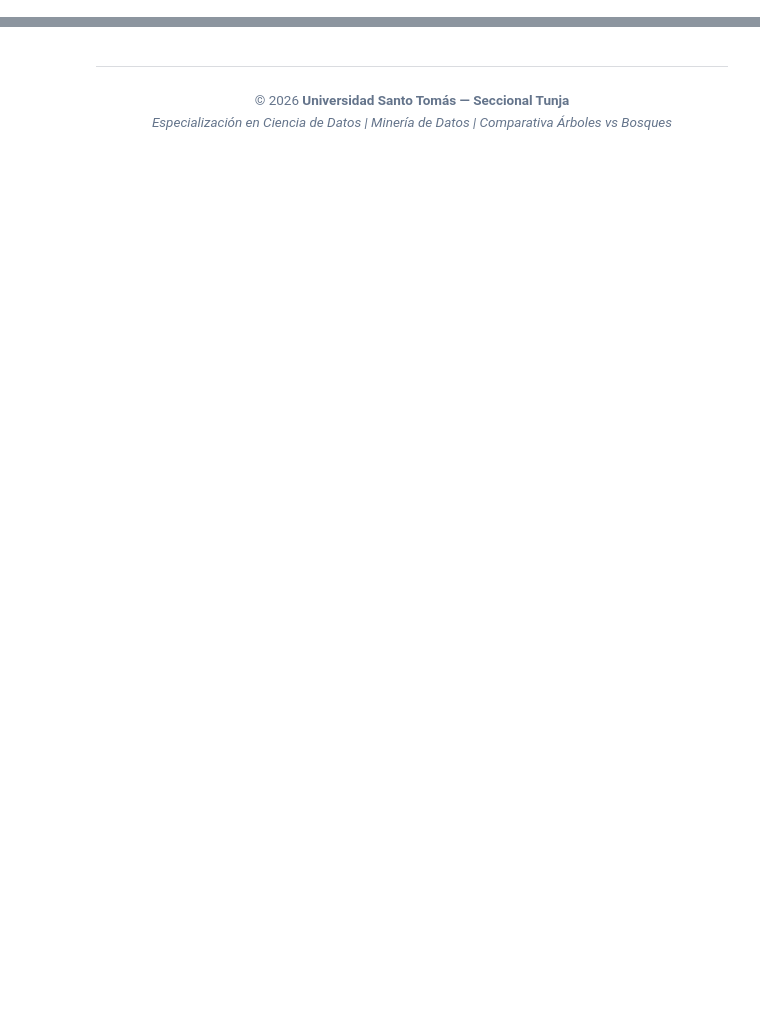
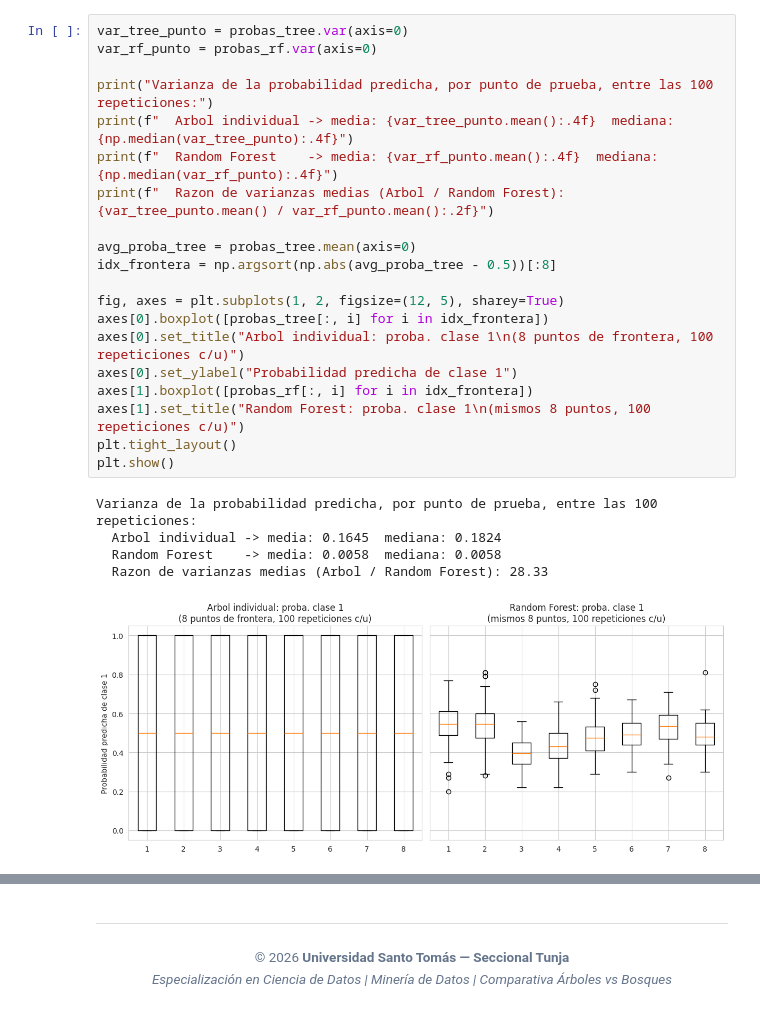
Before and after one commit to GesCienciaDatos/Data-Science-Programming---USTA-Tunja-Repository, a Jupyter notebook: Data Mining/05 - Comparacion de Arboles de Decision y Bosques Aleatorios/00_Estudio_Comparativo_Sesgo_vs_Varianza.ipynb, the cells around one changed output, grey strips where cells are left out. Drawn from its saved outputs; the diff is of its cells as text; blank space fills up the shorter version.

```diff
--- a/Data Mining/05 - Comparacion de Arboles de Decision y Bosques Aleatorios/00_Estudio_Comparativo_Sesgo_vs_Varianza.ipynb
+++ b/Data Mining/05 - Comparacion de Arboles de Decision y Bosques Aleatorios/00_Estudio_Comparativo_Sesgo_vs_Varianza.ipynb
@@ -52,0 +234,26 @@ print(f"Exactitud Random Forest     -> Train: {rf.score(X_tr, y_tr)*100:.1f}% |
+# %%
+var_tree_punto = probas_tree.var(axis=0)
+var_rf_punto = probas_rf.var(axis=0)
+
+print("Varianza de la probabilidad predicha, por punto de prueba, entre las 100 repeticiones:")
+print(f"  Arbol individual -> media: {var_tree_punto.mean():.4f}  mediana: {np.median(var_tree_punto):.4f}")
+print(f"  Random Forest    -> media: {var_rf_punto.mean():.4f}  mediana: {np.median(var_rf_punto):.4f}")
+print(f"  Razon de varianzas medias (Arbol / Random Forest): {var_tree_punto.mean() / var_rf_punto.mean():.2f}")
+
+avg_proba_tree = probas_tree.mean(axis=0)
+idx_frontera = np.argsort(np.abs(avg_proba_tree - 0.5))[:8]
+
+fig, axes = plt.subplots(1, 2, figsize=(12, 5), sharey=True)
+axes[0].boxplot([probas_tree[:, i] for i in idx_frontera])
+axes[0].set_title("Arbol individual: proba. clase 1\n(8 puntos de frontera, 100 repeticiones c/u)")
+axes[0].set_ylabel("Probabilidad predicha de clase 1")
+axes[1].boxplot([probas_rf[:, i] for i in idx_frontera])
+axes[1].set_title("Random Forest: proba. clase 1\n(mismos 8 puntos, 100 repeticiones c/u)")
+plt.tight_layout()
+plt.show()
+# %% [output]
+Varianza de la probabilidad predicha, por punto de prueba, entre las 100 repeticiones:
+  Arbol individual -> media: 0.1645  mediana: 0.1824
+  Random Forest    -> media: 0.0058  mediana: 0.0058
+  Razon de varianzas medias (Arbol / Random Forest): 28.33
+[figure, added]
```
Also changed, not shown: parts of 28 cells of this notebook, 44 other files.
